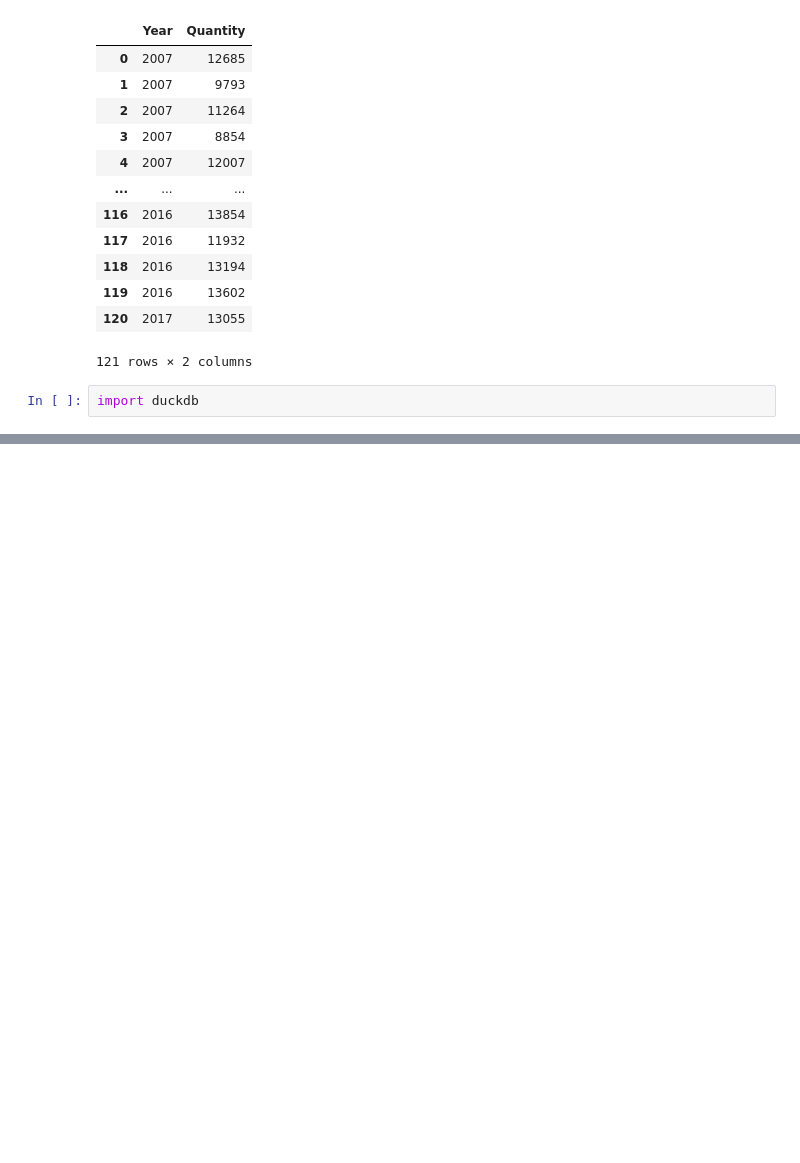
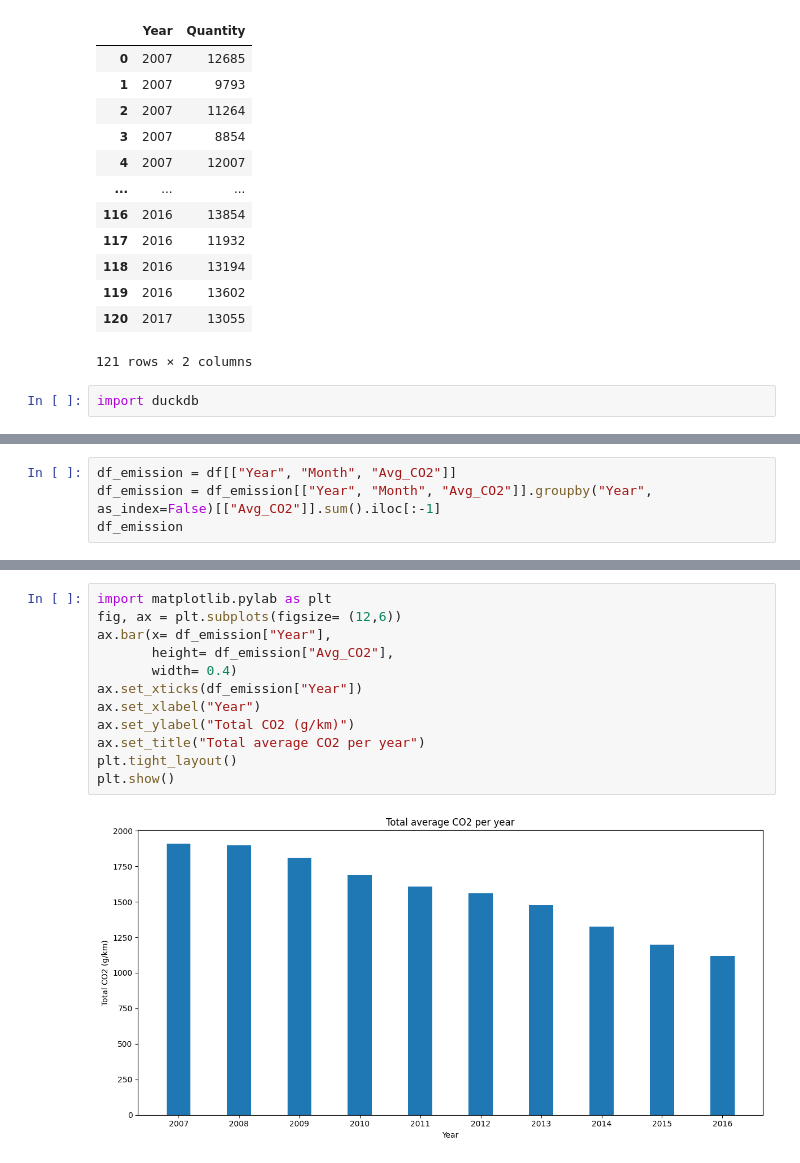
Before and after one commit to MarcusArdenstedt/data_visualization_Marcus_Ericsson_DE24, a Jupyter notebook: exercises/exercise_0/exe_0.ipynb, the cells around one changed output, grey strips where cells are left out. Cells and saved outputs as stored; diff of their text form; blank space fills up the shorter version.

```diff
--- a/exercises/exercise_0/exe_0.ipynb
+++ b/exercises/exercise_0/exe_0.ipynb
@@ -150,0 +282,4 @@ df_quantity_year.plot(kind= "bar", x= "Year", y= "Quantity")
+# %%
+df_emission = df[["Year", "Month", "Avg_CO2"]]
+df_emission = df_emission[["Year", "Month", "Avg_CO2"]].groupby("Year", as_index=False)[["Avg_CO2"]].sum().iloc[:-1]
+df_emission
@@ -150,0 +298,14 @@ df_quantity_year.plot(kind= "bar", x= "Year", y= "Quantity")
+# %%
+import matplotlib.pylab as plt
+fig, ax = plt.subplots(figsize= (12,6))
+ax.bar(x= df_emission["Year"],
+       height= df_emission["Avg_CO2"],
+       width= 0.4)
+ax.set_xticks(df_emission["Year"])
+ax.set_xlabel("Year")
+ax.set_ylabel("Total CO2 (g/km)")
+ax.set_title("Total average CO2 per year")
+plt.tight_layout()
+plt.show()
+# %% [output]
+[figure, added]
```
Also changed, not shown: parts of 17 cells of this notebook, 2 other files.
